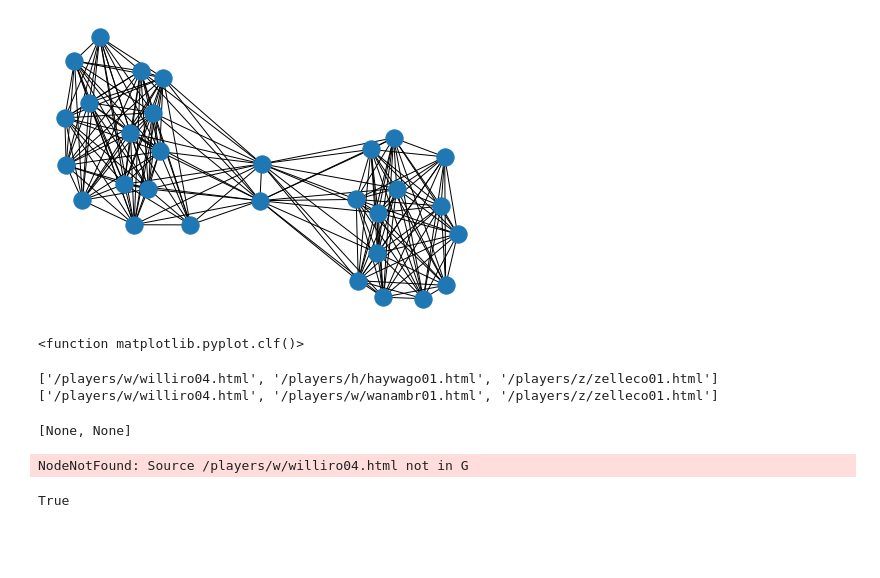
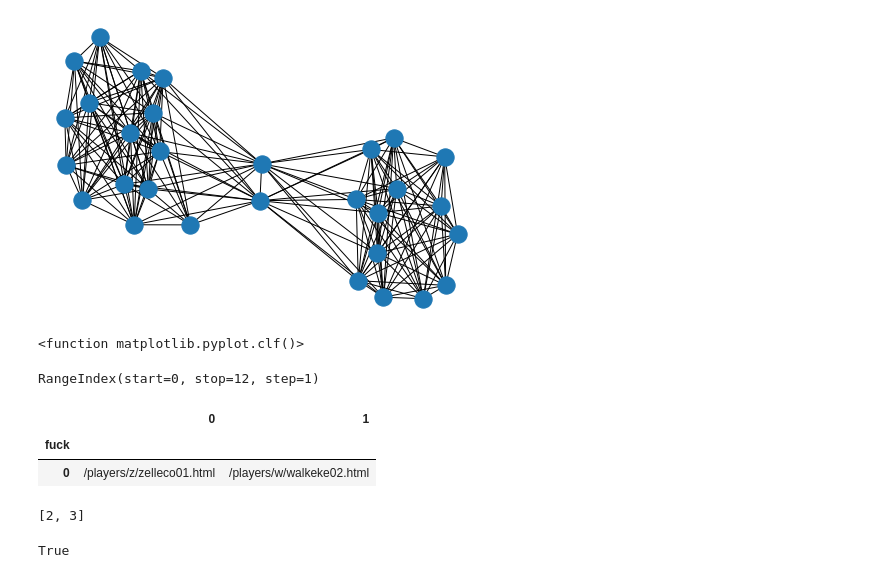
Before and after one commit to ant-chi/nbaPathfinder, a Jupyter notebook: nbaErdos.ipynb, the cells around one changed output. Drawn from its saved outputs; the diff is of its cells as text; code cells hidden in the pictures; blank space fills up the shorter version.

Commit message:
updated data

```diff
--- a/nbaErdos.ipynb
+++ b/nbaErdos.ipynb
@@ -743,16 +753,36 @@ plt.clf
 [figure]
 <function matplotlib.pyplot.clf()>
 # %%
-sh = [print(path) for path in nx.all_shortest_paths(F, "/players/w/williro04.html", "/players/z/zelleco01.html")]
-sh
+# sh = [nameDict[i] path  for i in path]
+# pd.DataFrame(sh)
+
+# mew = []
+# for path in nx.all_shortest_paths(completeGraph, "/players/h/hardati01.html", "/players/g/ginobma01.html"):
+#     row = []
+#     for i in path:
+#         row.append(nameDict[i])
+#     mew.append(row)
+
+dick = pd.DataFrame(mew)
+dick.index
 # %% [output]
-['/players/w/williro04.html', '/players/h/haywago01.html', '/players/z/zelleco01.html']
-['/players/w/williro04.html', '/players/w/wanambr01.html', '/players/z/zelleco01.html']
+RangeIndex(start=0, stop=12, step=1)
-[None, None]
+# %%
+# dirk = list(nx.all_shortest_paths(completeGraph,"/players/z/zelleco01.html", "/players/w/walkeke02.html"))
+dick = pd.DataFrame(dirk)
+dick.index.name="fuck"
+dick
+# lambda x:
+# not nx.has_path(completeGraph, "/players/h/hardati01.html", "/players/g/ginobma01.html")
+# %% [output]
+|  | 0 | 1 |
+| fuck |  |  |
+| 0 | /players/z/zelleco01.html | /players/w/walkeke02.html |
 # %%
-nx.all_shortest_paths(G, "/players/w/williro04.html", "/players/z/zelleco01.html")
+lst = [1,2,3,4]
+lst[1:-1]
 # %% [output]
-NodeNotFound: Source /players/w/williro04.html not in G
+[2, 3]
 # %%
 "/players/z/zelleco01.html" in completeNodes
 # %% [output]
```
Also changed, not shown: parts of 3 cells of this notebook, 3 other files.
